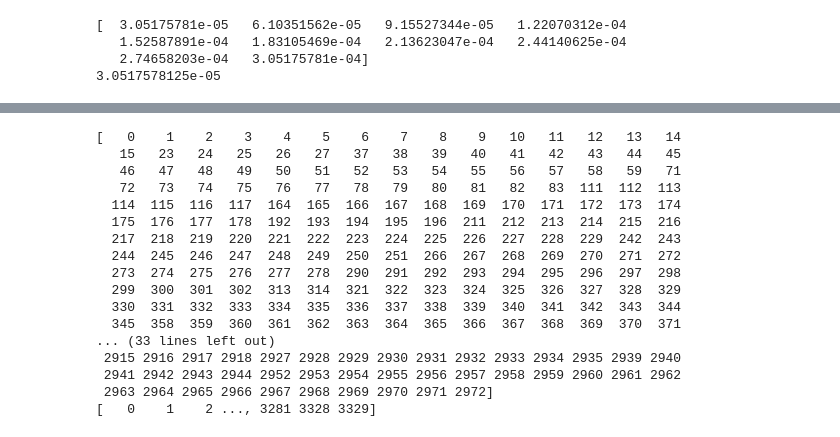
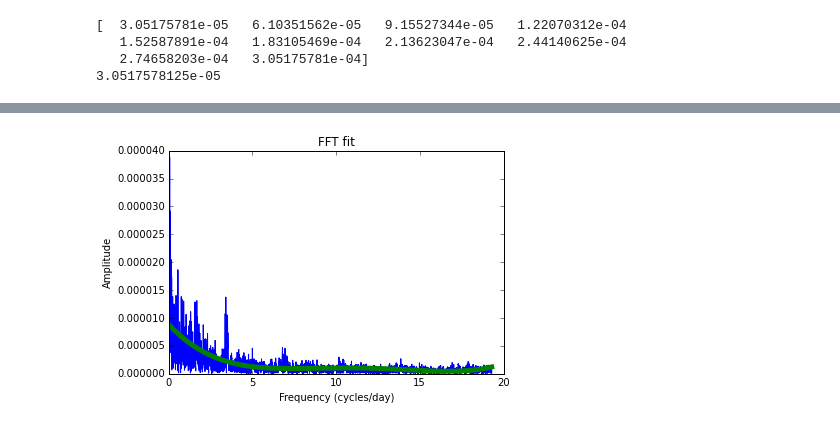
Before and after one commit to dianadianadiana/FFT, a Jupyter notebook: Data/fft.ipynb, the cells around one changed output, grey strips where cells are left out. Drawn from its saved outputs; the diff is of its cells as text; code cells hidden in the pictures.

```diff
--- a/Data/fft.ipynb
+++ b/Data/fft.ipynb
@@ -234,31 +236,6 @@ def constraint_index_finder(constraint, x, y, poly = 0, loops = 10):
             i += 1
         j += 1
     return val_indexes.astype(int)
-# %%
-peak_constraint, harmonics_constraint = 4.0, 3.0
-
-val_indexes = constraint_index_finder(peak_constraint, freq, power) #peaks
-val_indexes1 = constraint_index_finder(harmonics_constraint, freq, power) #harmonics
-print(val_indexes)
-print(val_indexes1)
-# %% [output]
-[   0    1    2    3    4    5    6    7    8    9   10   11   12   13   14
-   15   23   24   25   26   27   37   38   39   40   41   42   43   44   45
-   46   47   48   49   50   51   52   53   54   55   56   57   58   59   71
-   72   73   74   75   76   77   78   79   80   81   82   83  111  112  113
-  114  115  116  117  164  165  166  167  168  169  170  171  172  173  174
-  175  176  177  178  192  193  194  195  196  211  212  213  214  215  216
-  217  218  219  220  221  222  223  224  225  226  227  228  229  242  243
-  244  245  246  247  248  249  250  251  266  267  268  269  270  271  272
-  273  274  275  276  277  278  290  291  292  293  294  295  296  297  298
-  299  300  301  302  313  314  321  322  323  324  325  326  327  328  329
-  330  331  332  333  334  335  336  337  338  339  340  341  342  343  344
-  345  358  359  360  361  362  363  364  365  366  367  368  369  370  371
-... (33 lines left out)
- 2915 2916 2917 2918 2927 2928 2929 2930 2931 2932 2933 2934 2935 2939 2940
- 2941 2942 2943 2944 2952 2953 2954 2955 2956 2957 2958 2959 2960 2961 2962
- 2963 2964 2965 2966 2967 2968 2969 2970 2971 2972]
-[   0    1    2 ..., 3281 3328 3329]
 # %%
 def poly_maker(x, y, func, poly = 1):
     #z1 = z[0]*t**5 + z[1]*t**4 + z[2]*t**3 + z[3]*t**2 + z[4]*t + z[5]
@@ -270,3 +247,13 @@ def poly_maker(x, y, func, poly = 1):
         znew = znew + z[i]*func**(poly-i)
         i += 1
     return znew
+# %%
+z = poly_maker(freq, power, freq, poly = 4)
+plt.plot(freq*constant, power, 'b')
+plt.plot(freq*constant, z, 'g', linewidth = 5.0)
+plt.title("FFT fit")
+plt.xlabel("Frequency (cycles/day)")
+plt.ylabel("Amplitude")
+plt.show()
+# %% [output]
+[figure, added]
```
Also changed, not shown: parts of 19 cells of this notebook.
